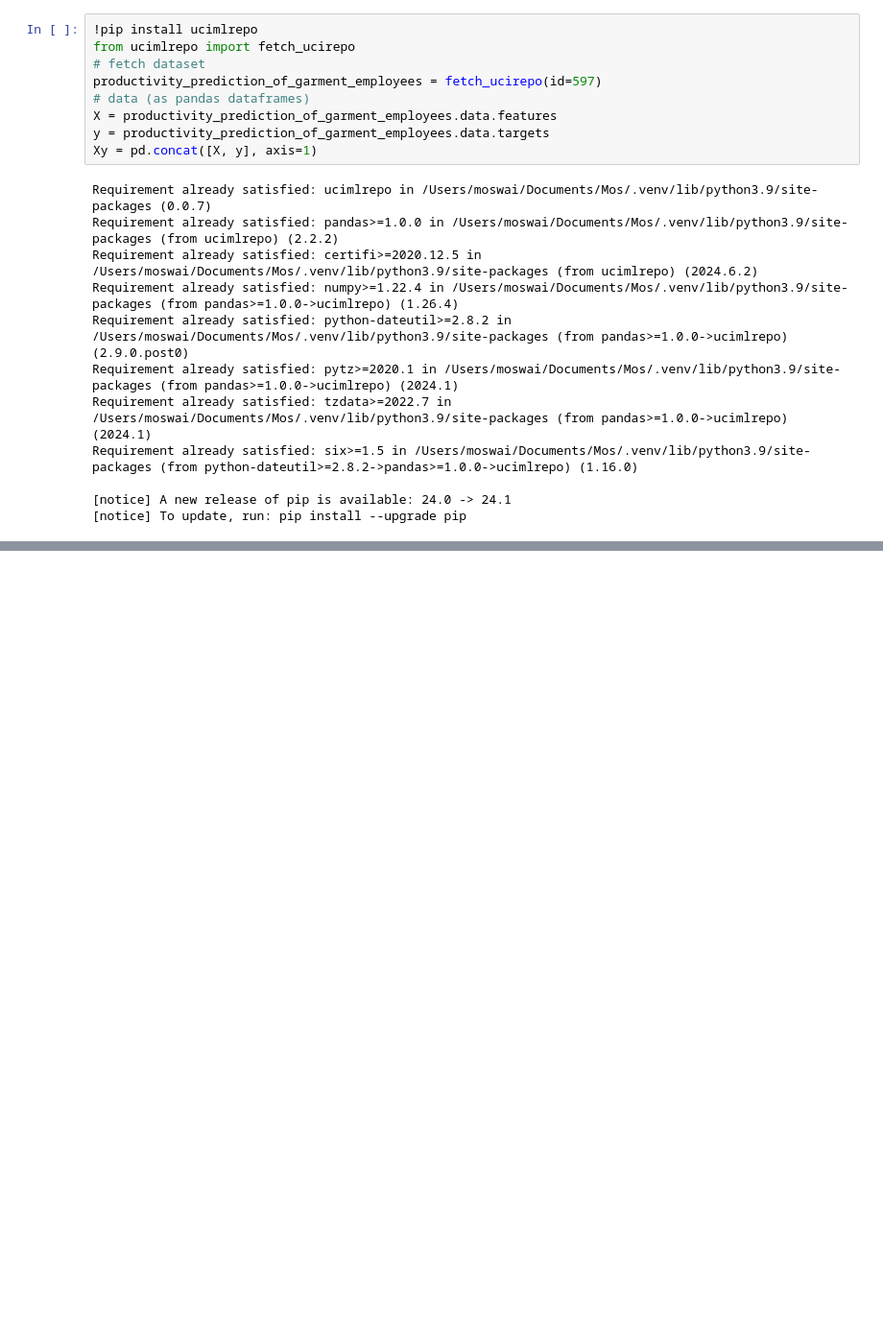
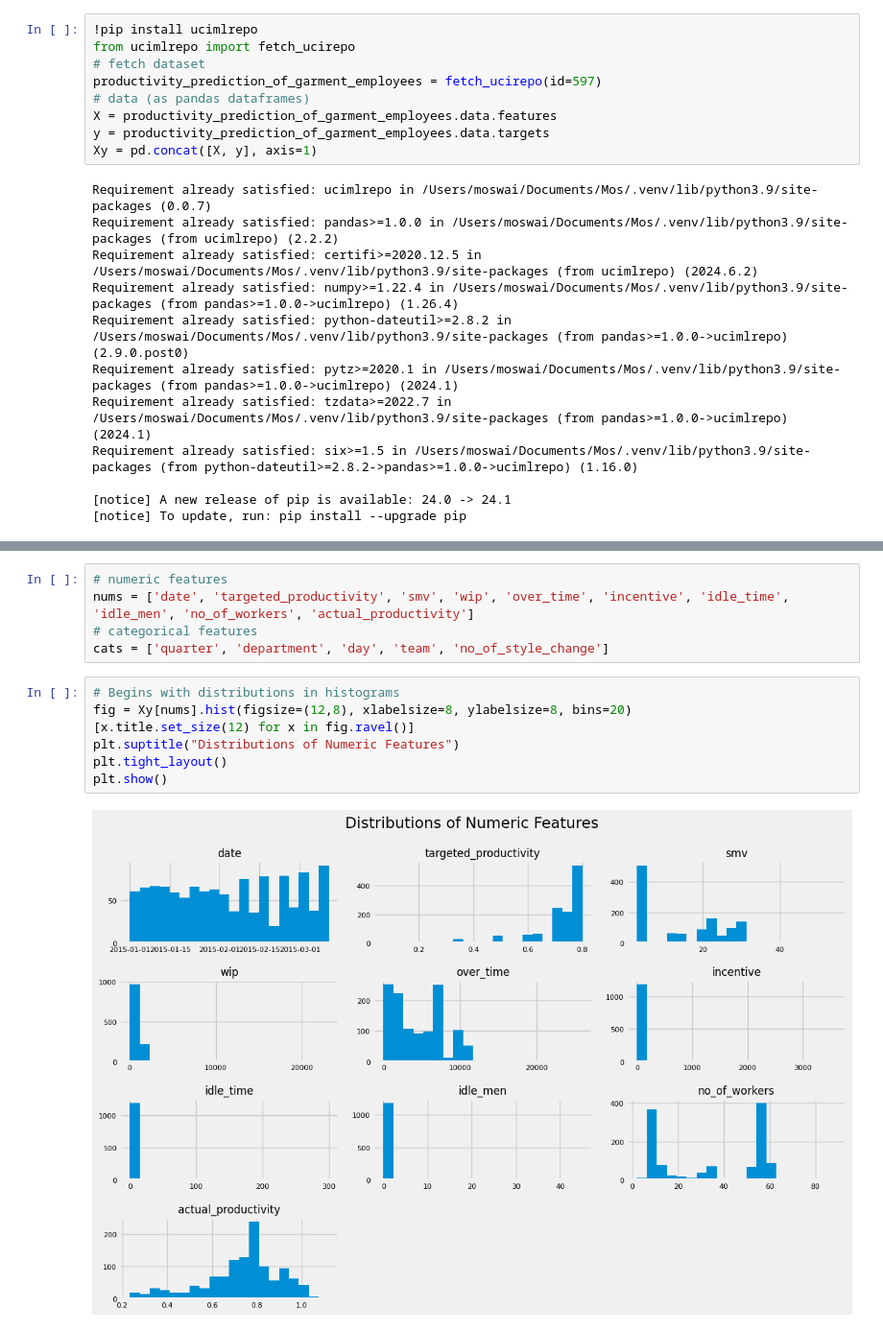
Before and after one commit to moscmh/productivity-prediction, a Jupyter notebook: garment.ipynb, the cells around one changed output, grey strips where cells are left out. Shown at 96% size. Cells and saved outputs as stored; diff of their text form; blank space fills up the shorter version.

```diff
--- a/garment.ipynb
+++ b/garment.ipynb
@@ -54,0 +195,14 @@ Xy.head(3)
+# %%
+# numeric features
+nums = ['date', 'targeted_productivity', 'smv', 'wip', 'over_time', 'incentive', 'idle_time', 'idle_men', 'no_of_workers', 'actual_productivity']
+# categorical features
+cats = ['quarter', 'department', 'day', 'team', 'no_of_style_change']
+# %%
+# Begins with distributions in histograms
+fig = Xy[nums].hist(figsize=(12,8), xlabelsize=8, ylabelsize=8, bins=20)
+[x.title.set_size(12) for x in fig.ravel()]
+plt.suptitle("Distributions of Numeric Features")
+plt.tight_layout()
+plt.show()
+# %% [output]
+[figure, added]
```
Also changed, not shown: parts of 18 cells of this notebook.
